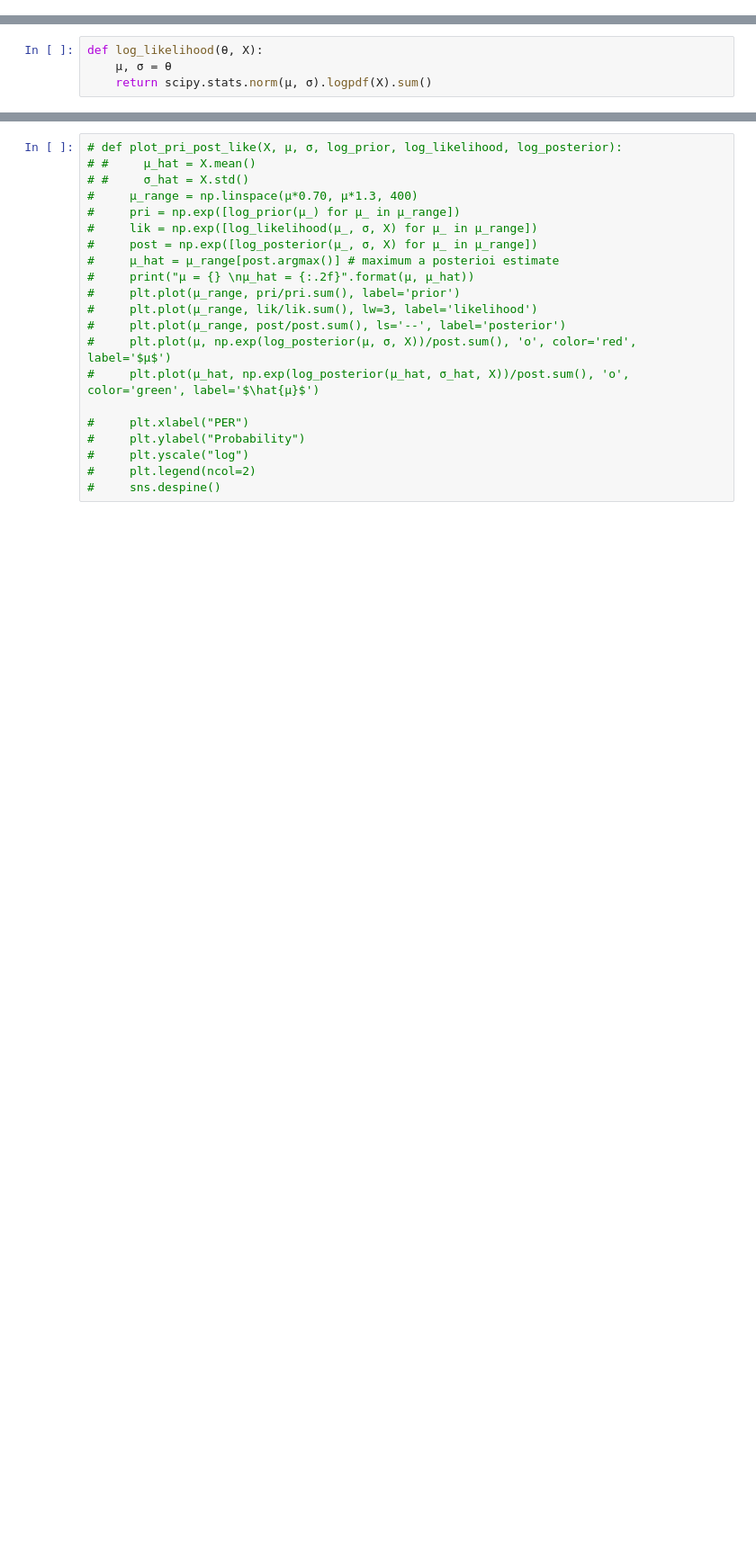
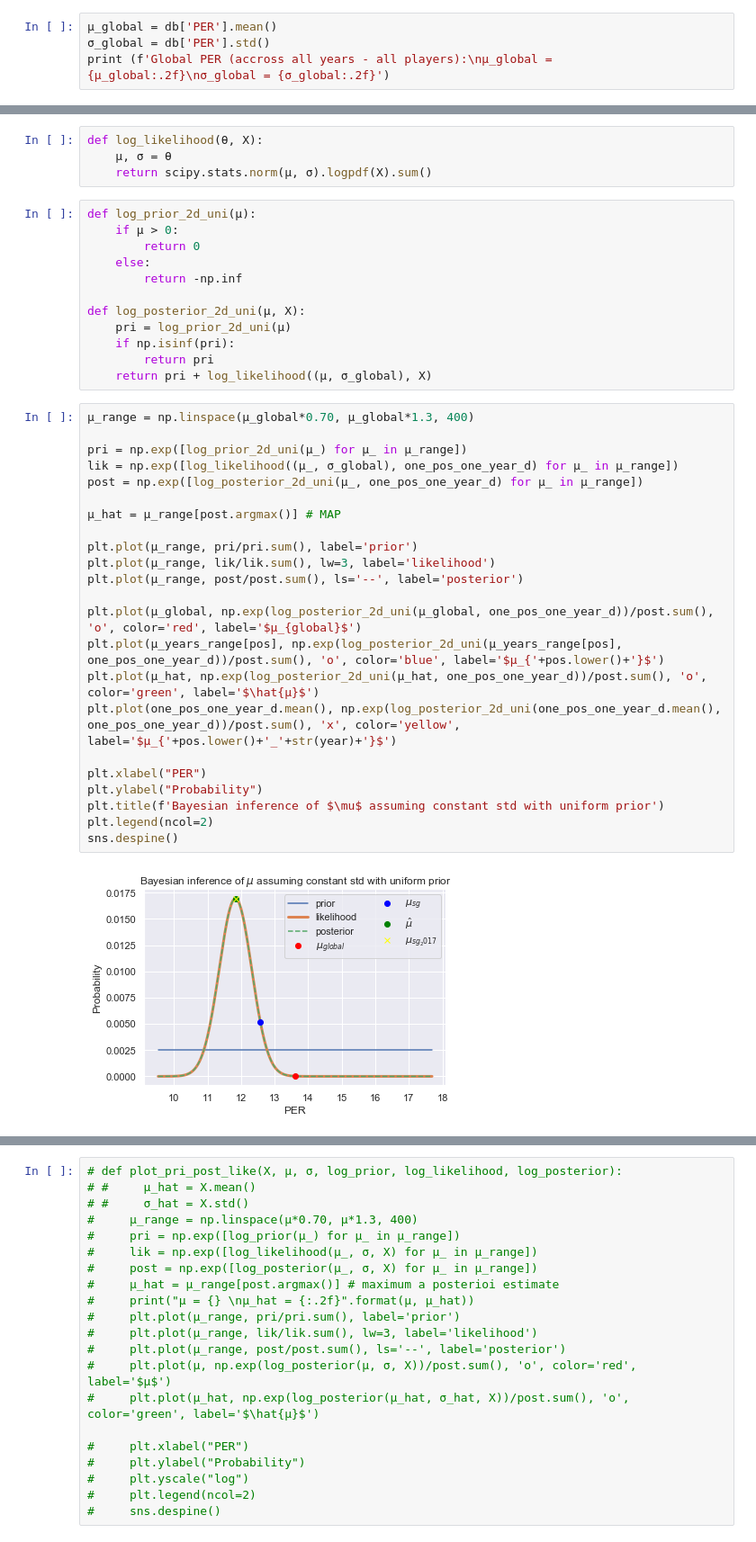
Before and after one commit to guygozlan/SciComPy_NBA, a Jupyter notebook: NBA_ver3.ipynb, the cells around one changed output, grey strips where cells are left out. Shown at 90% size. Cells and saved outputs as stored; diff of their text form; blank space fills up the shorter version.

```diff
--- a/NBA_ver3.ipynb
+++ b/NBA_ver3.ipynb
@@ -268,0 +275,4 @@ db.head(5)
+# %%
+μ_global = db['PER'].mean()
+σ_global = db['PER'].std()
+print (f'Global PER (accross all years - all players):\nμ_global = {μ_global:.2f}\nσ_global = {σ_global:.2f}')
@@ -309,3 +325,40 @@ We already saw that the PER is distrebuted normal
 def log_likelihood(θ, X):
     μ, σ = θ
     return scipy.stats.norm(μ, σ).logpdf(X).sum()
+# %%
+def log_prior_2d_uni(μ):
+    if μ > 0:
+        return 0
+    else:
+        return -np.inf
+
+def log_posterior_2d_uni(μ, X):
+    pri = log_prior_2d_uni(μ)
+    if np.isinf(pri):
+        return pri
+    return pri + log_likelihood((μ, σ_global), X)
+# %%
+μ_range = np.linspace(μ_global*0.70, μ_global*1.3, 400)
+
+pri = np.exp([log_prior_2d_uni(μ_) for μ_ in μ_range])
+lik = np.exp([log_likelihood((μ_, σ_global), one_pos_one_year_d) for μ_ in μ_range])
+post = np.exp([log_posterior_2d_uni(μ_, one_pos_one_year_d) for μ_ in μ_range])
+
+μ_hat = μ_range[post.argmax()] # MAP
+
+plt.plot(μ_range, pri/pri.sum(), label='prior')
+plt.plot(μ_range, lik/lik.sum(), lw=3, label='likelihood')
+plt.plot(μ_range, post/post.sum(), ls='--', label='posterior')
+
+plt.plot(μ_global, np.exp(log_posterior_2d_uni(μ_global, one_pos_one_year_d))/post.sum(), 'o', color='red', label='$μ_{global}$')
+plt.plot(μ_years_range[pos], np.exp(log_posterior_2d_uni(μ_years_range[pos], one_pos_one_year_d))/post.sum(), 'o', color='blue', label='$μ_{'+pos.lower()+'}$')
+plt.plot(μ_hat, np.exp(log_posterior_2d_uni(μ_hat, one_pos_one_year_d))/post.sum(), 'o', color='green', label='$\hat{μ}$')
+plt.plot(one_pos_one_year_d.mean(), np.exp(log_posterior_2d_uni(one_pos_one_year_d.mean(), one_pos_one_year_d))/post.sum(), 'x', color='yellow', label='$μ_{'+pos.lower()+'_'+str(year)+'}$')
+
+plt.xlabel("PER")
+plt.ylabel("Probability")
+plt.title(f'Bayesian inference of $\mu$ assuming constant std with uniform prior')
+plt.legend(ncol=2)
+sns.despine()
+# %% [output]
+[figure, added]
```
Also changed, not shown: parts of 48 cells of this notebook.
